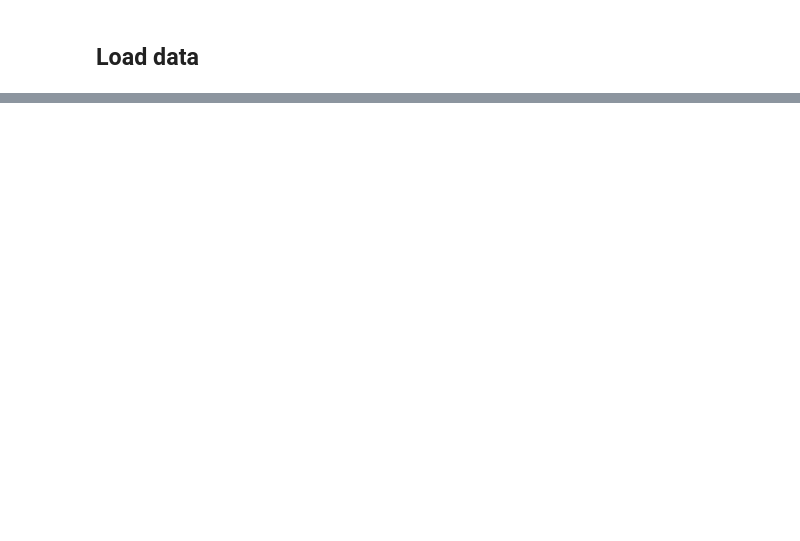
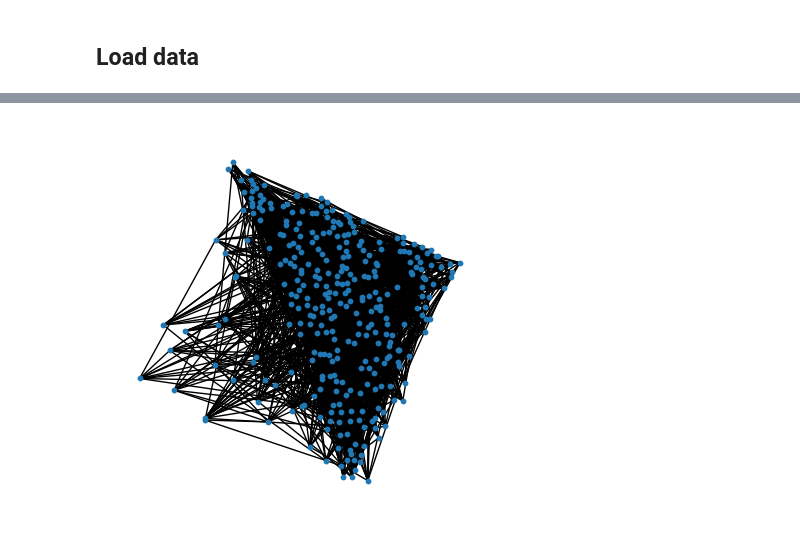
Before and after one commit to dschaub95/spatialnca, a Jupyter notebook: notebooks/experiment-real.ipynb, the cells around one changed output, grey strips where cells are left out. Saved outputs shown, nothing was run; the diff lists cells and outputs as text; code cells hidden in the pictures; blank space fills up the shorter version.

```diff
--- a/notebooks/experiment-real.ipynb
+++ b/notebooks/experiment-real.ipynb
@@ -90,0 +129,4 @@ sc.pl.spatial(ad_tmp, color="parcellation_substructure", spot_size=0.01)
+# %%
+plot_pyg(edge_index, pos=pos)
+# %% [output]
+[figure, added]
```
Also changed, not shown: parts of 8 cells of this notebook, 1 other file.
